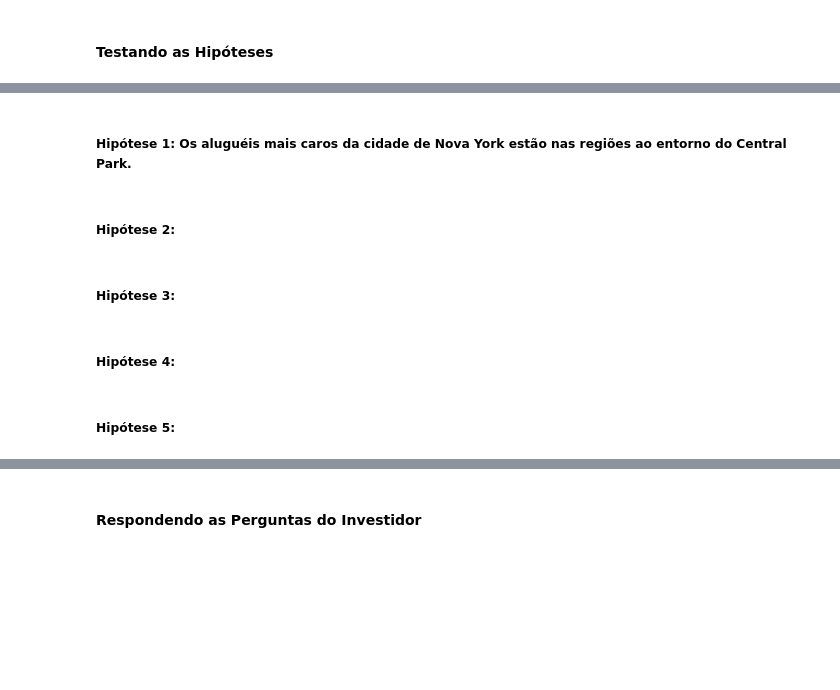
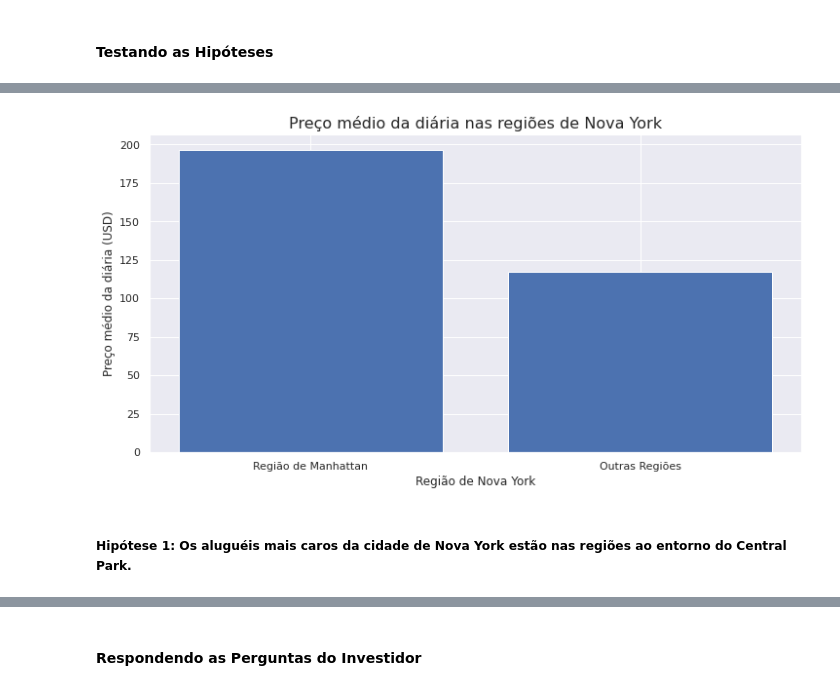
Before and after one commit to GustavoBarros11/analise-final-pzds, a Jupyter notebook: projeto_final_certificacao_aluno.ipynb, the cells around one changed output, grey strips where cells are left out. Cells and saved outputs as stored; diff of their text form; code cells hidden in the pictures; blank space fills up the shorter version.

```diff
--- a/projeto_final_certificacao_aluno.ipynb
+++ b/projeto_final_certificacao_aluno.ipynb
@@ -272,10 +404,15 @@ Image('img/regions_nyc.jpg')
+# %%
+mean_price_man = data.loc[data['neighbourhood_group'] == 'Manhattan'].price.mean()
+mean_price_else = data.loc[~(data['neighbourhood_group'] == 'Manhattan')].price.mean()
+# %%
+fig, ax = plt.subplots(figsize=(12, 6))
+
+ax.bar(["Região de Manhattan", "Outras Regiões"], [mean_price_man, mean_price_else])
+ax.set_title('Preço médio da diária nas regiões de Nova York', fontsize=16)
+ax.set_xlabel('Região de Nova York')
+ax.set_ylabel('Preço médio da diária (USD)')
+plt.show()
+# %% [output]
+[figure, added]
 # %% [markdown]
 ##### Hipótese 1: Os aluguéis mais caros da cidade de Nova York estão nas regiões ao entorno do Central Park.
-# %% [markdown]
-##### Hipótese 2:
-# %% [markdown]
-##### Hipótese 3:
-# %% [markdown]
-##### Hipótese 4:
-# %% [markdown]
-##### Hipótese 5:
```
Also changed, not shown: parts of 52 cells of this notebook, 2 other files.
